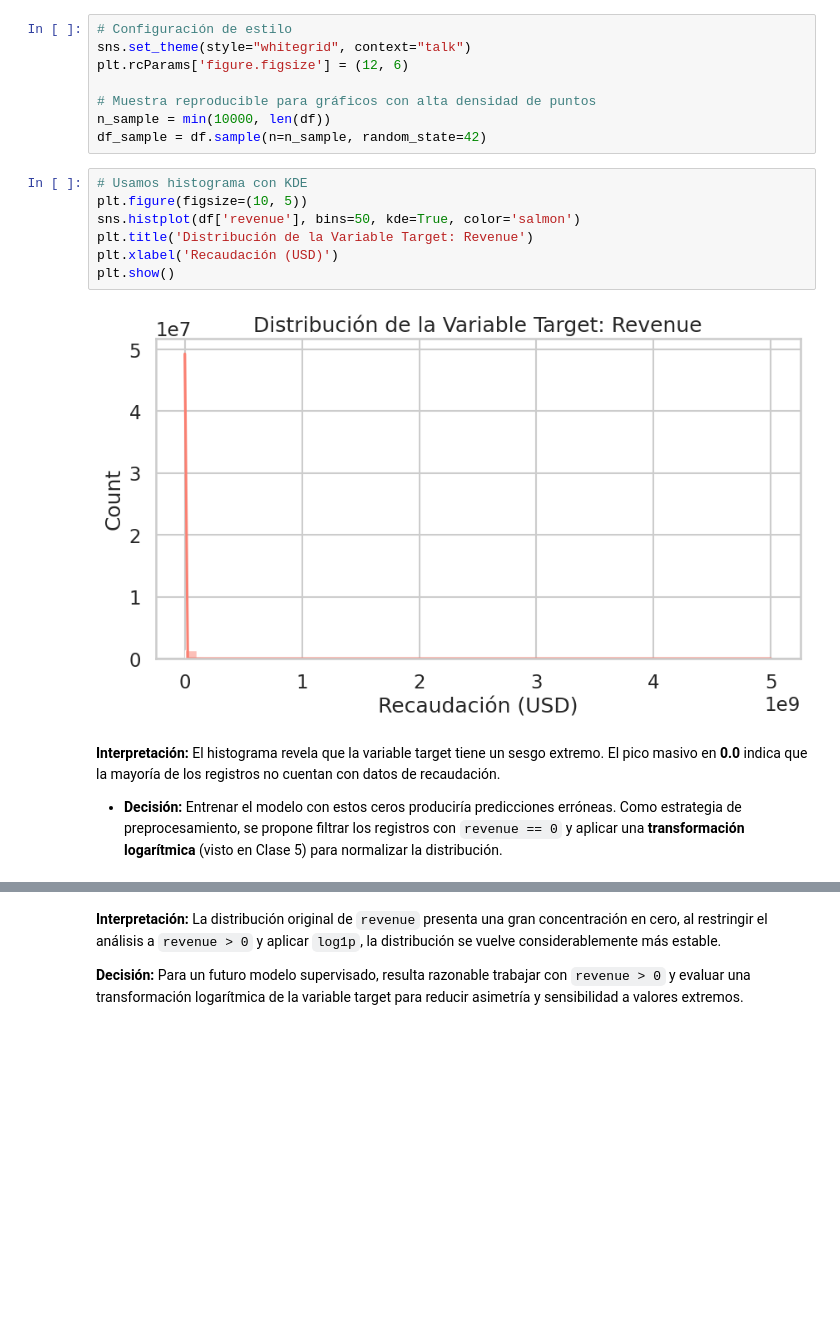
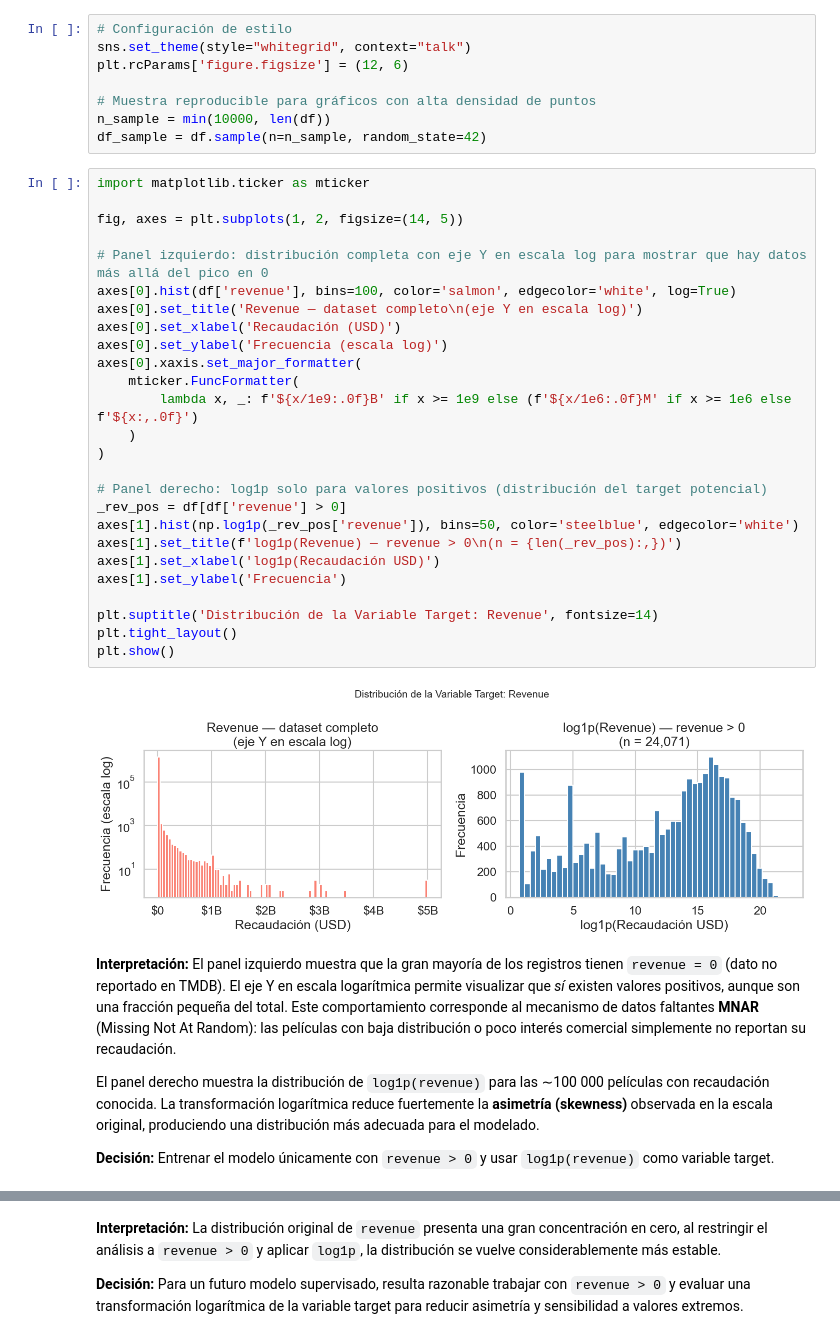
Before and after one commit to jbmild/ceia-add, a Jupyter notebook: tp_final.ipynb, the cells around one changed output, grey strips where cells are left out. Saved outputs shown, nothing was run; the diff lists cells and outputs as text; blank space fills up the shorter version.

```diff
--- a/tp_final.ipynb
+++ b/tp_final.ipynb
@@ -699,17 +687,39 @@ plt.rcParams['figure.figsize'] = (12, 6)
 n_sample = min(10000, len(df))
 df_sample = df.sample(n=n_sample, random_state=42)
 # %%
-# Usamos histograma con KDE
-plt.figure(figsize=(10, 5))
-sns.histplot(df['revenue'], bins=50, kde=True, color='salmon')
-plt.title('Distribución de la Variable Target: Revenue')
-plt.xlabel('Recaudación (USD)')
+import matplotlib.ticker as mticker
+
+fig, axes = plt.subplots(1, 2, figsize=(14, 5))
+
+# Panel izquierdo: distribución completa con eje Y en escala log para mostrar que hay datos más allá del pico en 0
+axes[0].hist(df['revenue'], bins=100, color='salmon', edgecolor='white', log=True)
+axes[0].set_title('Revenue — dataset completo\n(eje Y en escala log)')
+axes[0].set_xlabel('Recaudación (USD)')
+axes[0].set_ylabel('Frecuencia (escala log)')
+axes[0].xaxis.set_major_formatter(
+    mticker.FuncFormatter(
+        lambda x, _: f'${x/1e9:.0f}B' if x >= 1e9 else (f'${x/1e6:.0f}M' if x >= 1e6 else f'${x:,.0f}')
+    )
+)
+
+# Panel derecho: log1p solo para valores positivos (distribución del target potencial)
+_rev_pos = df[df['revenue'] > 0]
+axes[1].hist(np.log1p(_rev_pos['revenue']), bins=50, color='steelblue', edgecolor='white')
+axes[1].set_title(f'log1p(Revenue) — revenue > 0\n(n = {len(_rev_pos):,})')
+axes[1].set_xlabel('log1p(Recaudación USD)')
+axes[1].set_ylabel('Frecuencia')
+
+plt.suptitle('Distribución de la Variable Target: Revenue', fontsize=14)
+plt.tight_layout()
 plt.show()
 # %% [output]
-[figure, old version]
+[figure, new version]
 # %% [markdown]
-**Interpretación:** El histograma revela que la variable target tiene un sesgo extremo. El pico masivo en **0.0** indica que la mayoría de los registros no cuentan con datos de recaudación.
-* **Decisión:** Entrenar el modelo con estos ceros produciría predicciones erróneas. Como estrategia de preprocesamiento, se propone filtrar los registros con `revenue == 0` y aplicar una **transformación logarítmica** (visto en Clase 5) para normalizar la distribución.
+**Interpretación:** El panel izquierdo muestra que la gran mayoría de los registros tienen `revenue = 0` (dato no reportado en TMDB). El eje Y en escala logarítmica permite visualizar que *sí* existen valores positivos, aunque son una fracción pequeña del total. Este comportamiento corresponde al mecanismo de datos faltantes **MNAR** (Missing Not At Random): las películas con baja distribución o poco interés comercial simplemente no reportan su recaudación.
+
+El panel derecho muestra la distribución de `log1p(revenue)` para las ∼100 000 películas con recaudación conocida. La transformación logarítmica reduce fuertemente la **asimetría (skewness)** observada en la escala original, produciendo una distribución más adecuada para el modelado.
+
+**Decisión:** Entrenar el modelo únicamente con `revenue > 0` y usar `log1p(revenue)` como variable target.
 # %%
 df_revenue_pos = df[df['revenue'] > 0].copy()
 
```
Also changed, not shown: parts of 54 cells of this notebook.
